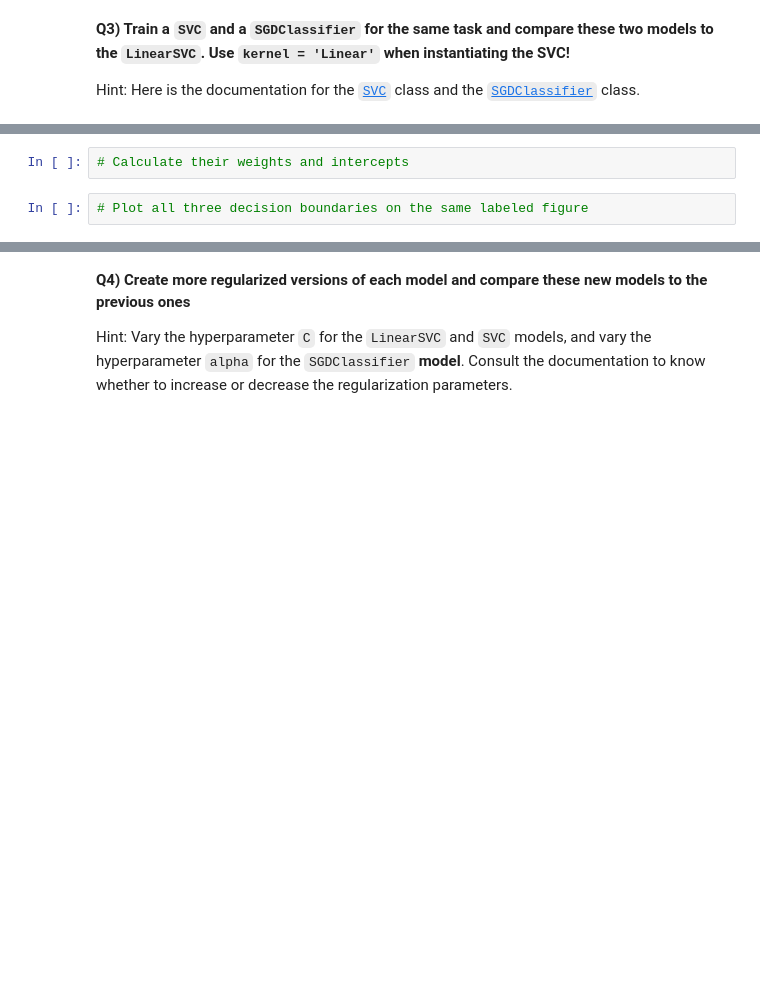
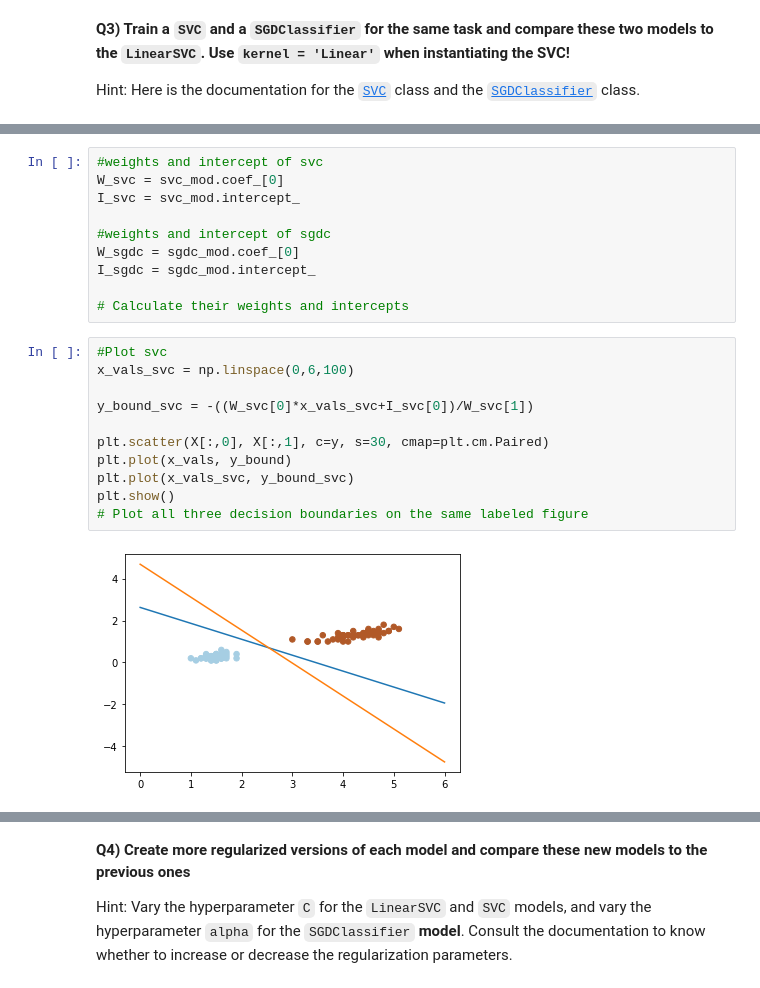
Before and after one commit to MaxHenk/2022_ML_Earth_Env_Sci, a Jupyter notebook: Lab_Notebooks/S3_1_SVM.ipynb, the cells around one changed output, grey strips where cells are left out. Cells and saved outputs as stored; diff of their text form; blank space fills up the shorter version.

```diff
--- a/Lab_Notebooks/S3_1_SVM.ipynb
+++ b/Lab_Notebooks/S3_1_SVM.ipynb
@@ -124,4 +107,23 @@ scdc_mod = linear_model.SGDClassifier()
-# %%
-# Calculate their weights and intercepts
-# %%
-# Plot all three decision boundaries on the same labeled figure
+# %%
+#weights and intercept of svc
+W_svc = svc_mod.coef_[0]
+I_svc = svc_mod.intercept_
+
+#weights and intercept of sgdc
+W_sgdc = sgdc_mod.coef_[0]
+I_sgdc = sgdc_mod.intercept_
+
+# Calculate their weights and intercepts
+# %%
+#Plot svc
+x_vals_svc = np.linspace(0,6,100)
+
+y_bound_svc = -((W_svc[0]*x_vals_svc+I_svc[0])/W_svc[1])
+
+plt.scatter(X[:,0], X[:,1], c=y, s=30, cmap=plt.cm.Paired)
+plt.plot(x_vals, y_bound)
+plt.plot(x_vals_svc, y_bound_svc)
+plt.show()
+# Plot all three decision boundaries on the same labeled figure
+# %% [output]
+[figure, added]
```
Also changed, not shown: parts of 14 cells of this notebook.
